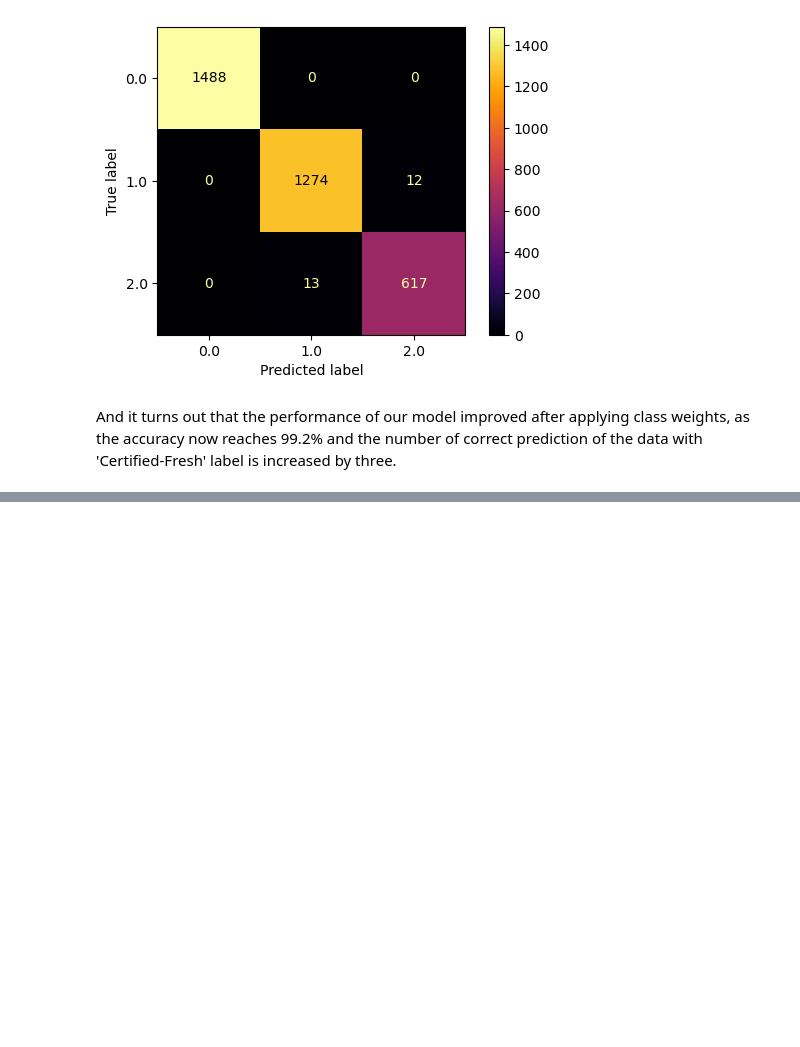
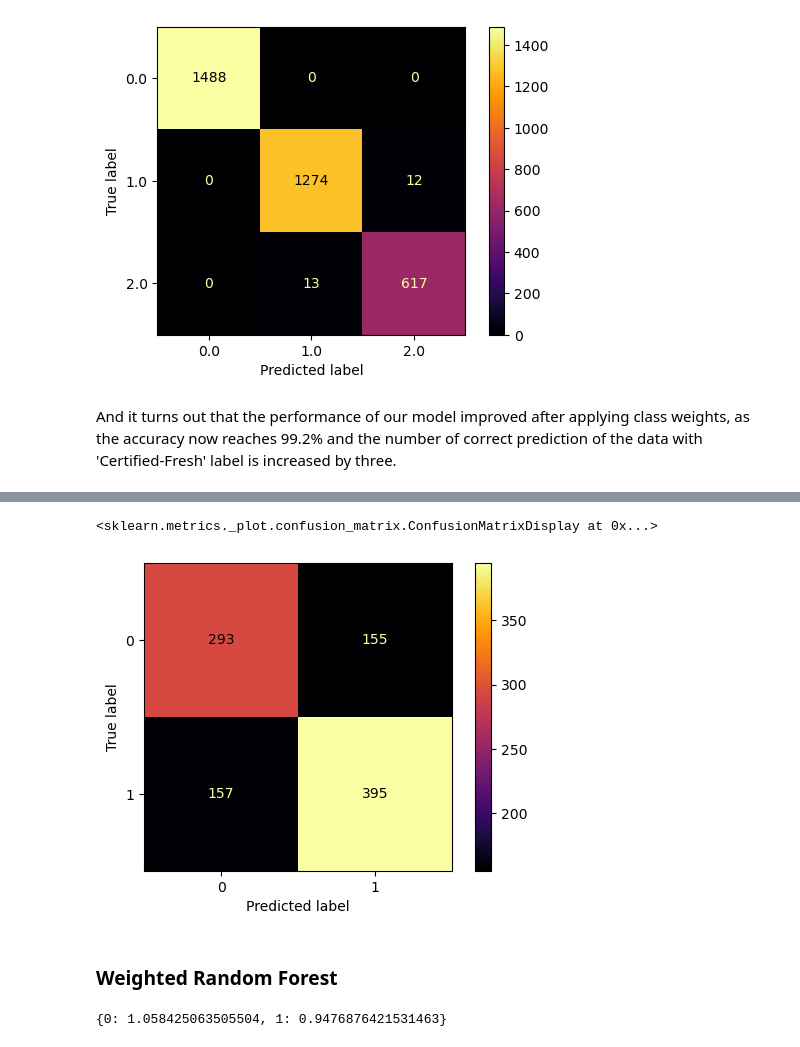
Before and after one commit to tugceturkkal/Data-Projects, a Jupyter notebook: Rotten Tomatoes Movies Rating Prediction.ipynb, the cells around one changed output, grey strips where cells are left out. Saved outputs shown, nothing was run; the diff lists cells and outputs as text; code cells hidden in the pictures; blank space fills up the shorter version.

```diff
--- a/Rotten Tomatoes Movies Rating Prediction.ipynb
+++ b/Rotten Tomatoes Movies Rating Prediction.ipynb
@@ -557,0 +590,8 @@ And it turns out that the performance of our model improved after applying class
+# %%
+df_sub = merged_data[0:5000]
+
+review_type = pd.DataFrame(df_sub['review_type'].replace(['Rotten', 'Fresh'], [0, 1]))
+
+df_feature_critics = pd.concat([df_sub[['review_content']], review_type], axis = 1).dropna()
+
+df_feature_critics.head(3)
@@ -557,0 +603,5 @@ And it turns out that the performance of our model improved after applying class
+# %%
+X = df_feature_critics['review_content']
+y = df_feature_critics['review_type']
+
+X_train, X_test, y_train, y_test = train_test_split(X, y, test_size = 0.2, random_state = 42)
@@ -557,0 +612,17 @@ And it turns out that the performance of our model improved after applying class
+# %%
+# Instantiate vectorizer class
+vectorizer = CountVectorizer(min_df = 1)
+
+# Transform our text data into vector
+X_train_vec = vectorizer.fit_transform(X_train).toarray()
+
+# Inıtialize random forest and train it
+random_forest = RandomForestClassifier(random_state = 2)
+random_forest.fit(X_train_vec, y_train)
+
+# Predict and output classification report
+y_predicted = random_forest.predict(vectorizer.transform(X_test).toarray())
+
+print('Default Random Forest Report')
+print('')
+print(classification_report(y_test, y_predicted))
@@ -557,0 +640,18 @@ And it turns out that the performance of our model improved after applying class
+# %%
+# Plot confusion matrix
+fig, ax = plt.subplots(figsize=(6, 4))
+
+plot_confusion_matrix(random_forest, vectorizer.transform(X_test).toarray(), y_test, cmap ='inferno', ax = ax)
+# %% [output]
+<sklearn.metrics._plot.confusion_matrix.ConfusionMatrixDisplay at 0x...>
+[figure, added]
+# %% [markdown]
+### Weighted Random Forest
+# %%
+class_weight = compute_class_weight(class_weight = 'balanced', classes = np.unique(df_feature_critics['review_type']),
+                                   y = df_feature_critics['review_type'].values)
+
+class_weight_dict = dict(zip(range(len(class_weight.tolist())), class_weight.tolist()))
+class_weight_dict
+# %% [output]
+{0: 1.058425063505504, 1: 0.9476876421531463}
```
Also changed, not shown: parts of 18 cells of this notebook.
